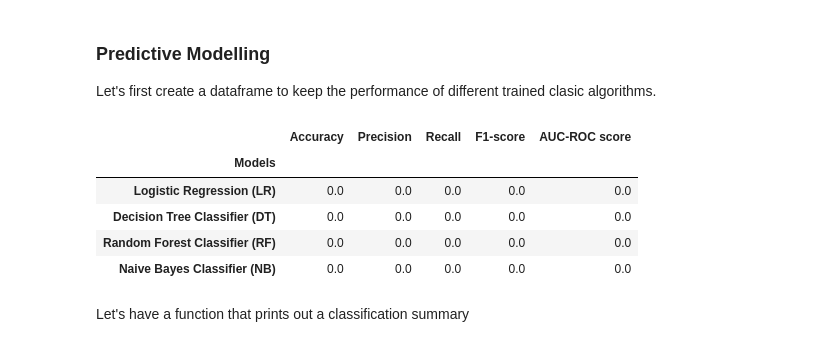
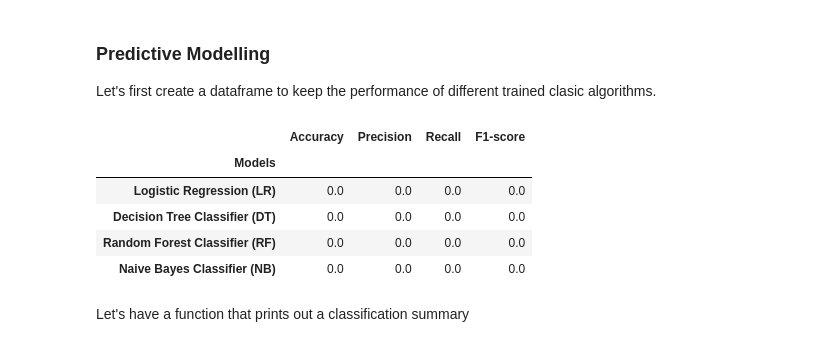
Before and after one commit to kevinmfreire/SCL_delays, a Jupyter notebook: notebook/solution.ipynb, the cells around one changed output. Drawn from its saved outputs; the diff is of its cells as text; code cells hidden in the pictures.

```diff
--- a/notebook/solution.ipynb
+++ b/notebook/solution.ipynb
@@ -629,18 +637,18 @@ Let's first create a dataframe to keep the performance of different trained clas
 # %%
 # Let's create a table to store the results of various models
 
-result_df = pd.DataFrame(columns=['Models','Accuracy','Precision','Recall','F1-score','AUC-ROC score'])
+result_df = pd.DataFrame(columns=['Models','Accuracy','Precision','Recall','F1-score'])
 result_df['Models']=['Logistic Regression (LR)','Decision Tree Classifier (DT)','Random Forest Classifier (RF)','Naive Bayes Classifier (NB)']
 result_df.fillna(0.0,inplace=True)
 result_df.set_index('Models',inplace=True)
 result_df
 # %% [output]
-|  | Accuracy | Precision | Recall | F1-score | AUC-ROC score |
-| Models |  |  |  |  |  |
-| Logistic Regression (LR) | 0.0 | 0.0 | 0.0 | 0.0 | 0.0 |
-| Decision Tree Classifier (DT) | 0.0 | 0.0 | 0.0 | 0.0 | 0.0 |
-| Random Forest Classifier (RF) | 0.0 | 0.0 | 0.0 | 0.0 | 0.0 |
-| Naive Bayes Classifier (NB) | 0.0 | 0.0 | 0.0 | 0.0 | 0.0 |
+|  | Accuracy | Precision | Recall | F1-score |
+| Models |  |  |  |  |
+| Logistic Regression (LR) | 0.0 | 0.0 | 0.0 | 0.0 |
+| Decision Tree Classifier (DT) | 0.0 | 0.0 | 0.0 | 0.0 |
+| Random Forest Classifier (RF) | 0.0 | 0.0 | 0.0 | 0.0 |
+| Naive Bayes Classifier (NB) | 0.0 | 0.0 | 0.0 | 0.0 |
 # %% [markdown]
 Let's have a function that prints out a classification summary
 # %%
```
Also changed, not shown: parts of 8 cells of this notebook.
